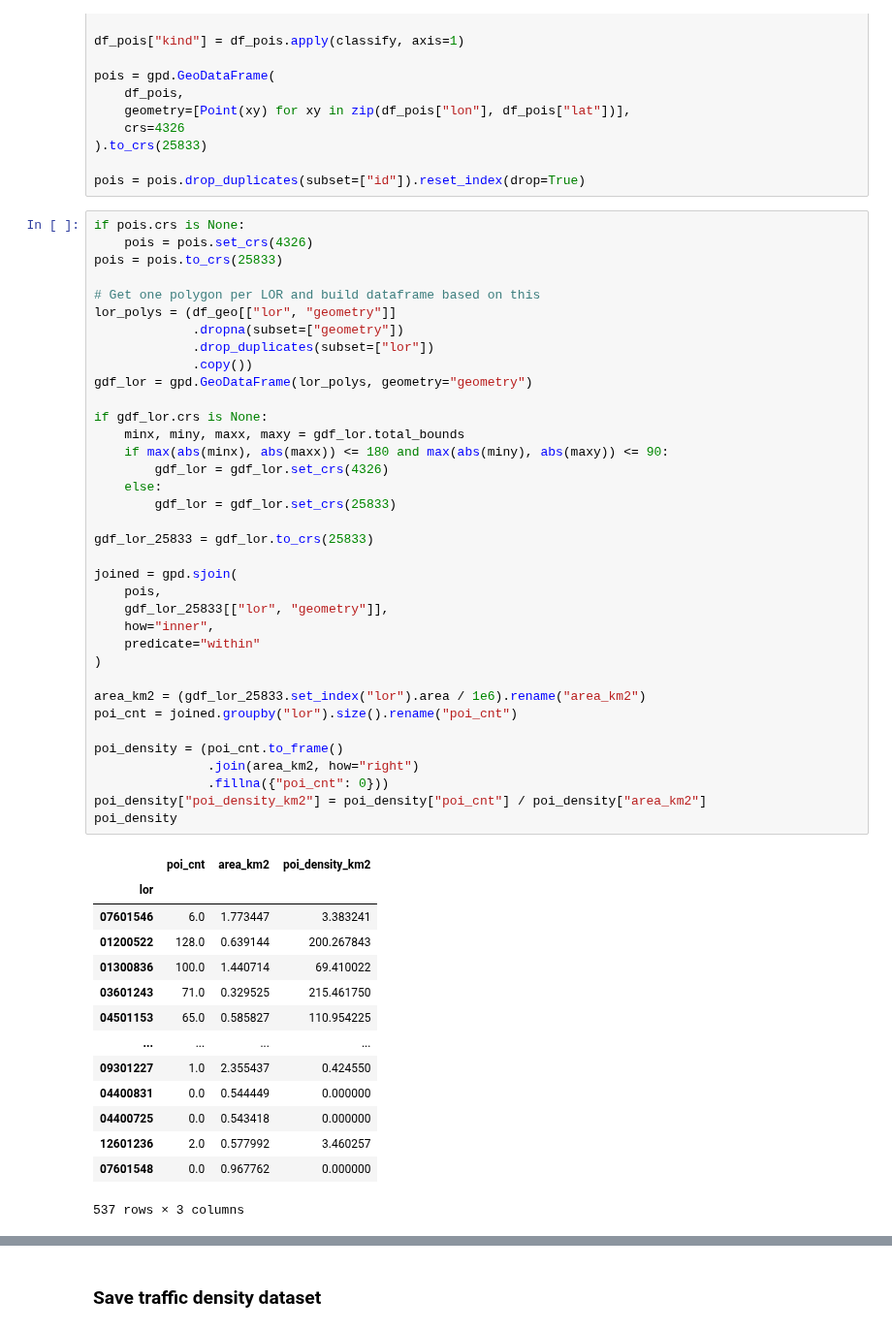
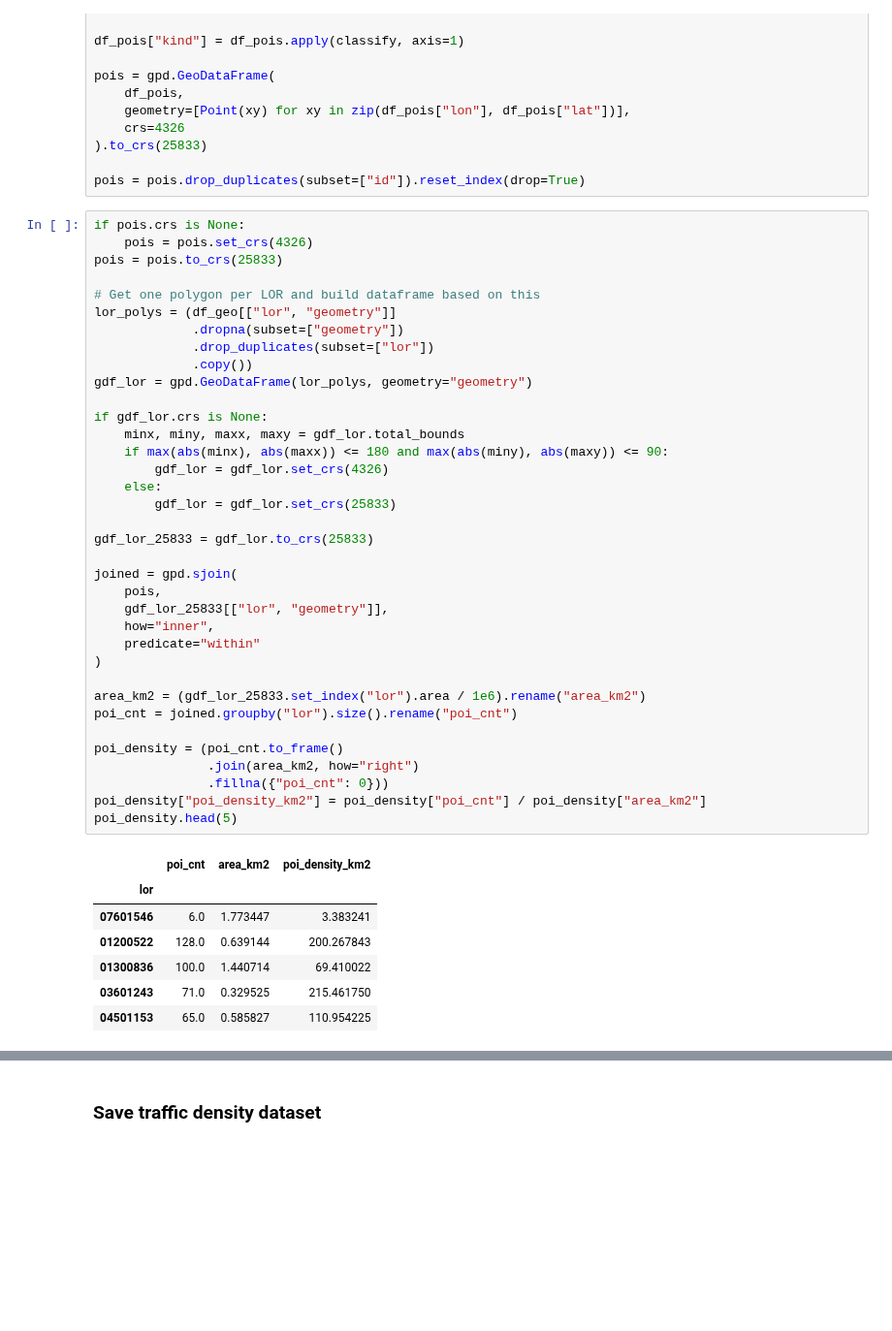
Before and after one commit to vsokoltsov/berlin-bicycle-thefts, a Jupyter notebook: notebooks/01_etl.ipynb, the cells around one changed output, grey strips where cells are left out. Shown at 97% size. Drawn from its saved outputs; the diff is of its cells as text; blank space fills up the shorter version.

```diff
--- a/notebooks/01_etl.ipynb
+++ b/notebooks/01_etl.ipynb
@@ -530,38 +696,31 @@ if gdf_lor.crs is None:
     minx, miny, maxx, maxy = gdf_lor.total_bounds
     if max(abs(minx), abs(maxx)) <= 180 and max(abs(miny), abs(maxy)) <= 90:
         gdf_lor = gdf_lor.set_crs(4326)
     else:
         gdf_lor = gdf_lor.set_crs(25833)
 
 gdf_lor_25833 = gdf_lor.to_crs(25833)
 
 joined = gpd.sjoin(
     pois,
     gdf_lor_25833[["lor", "geometry"]],
     how="inner",
     predicate="within"
 )
 
 area_km2 = (gdf_lor_25833.set_index("lor").area / 1e6).rename("area_km2")
 poi_cnt = joined.groupby("lor").size().rename("poi_cnt")
 
 poi_density = (poi_cnt.to_frame()
                .join(area_km2, how="right")
                .fillna({"poi_cnt": 0}))
 poi_density["poi_density_km2"] = poi_density["poi_cnt"] / poi_density["area_km2"]
-poi_density
+poi_density.head(5)
 # %% [output]
 |  | poi_cnt | area_km2 | poi_density_km2 |
 | lor |  |  |  |
 | 07601546 | 6.0 | 1.773447 | 3.383241 |
 | 01200522 | 128.0 | 0.639144 | 200.267843 |
 | 01300836 | 100.0 | 1.440714 | 69.410022 |
 | 03601243 | 71.0 | 0.329525 | 215.461750 |
 | 04501153 | 65.0 | 0.585827 | 110.954225 |
-| ... | ... | ... | ... |
-| 09301227 | 1.0 | 2.355437 | 0.424550 |
-| 04400831 | 0.0 | 0.544449 | 0.000000 |
-| 04400725 | 0.0 | 0.543418 | 0.000000 |
-| 12601236 | 2.0 | 0.577992 | 3.460257 |
-| 07601548 | 0.0 | 0.967762 | 0.000000 |
-537 rows × 3 columns
```
Also changed, not shown: parts of 17 cells of this notebook, 1 other file.
